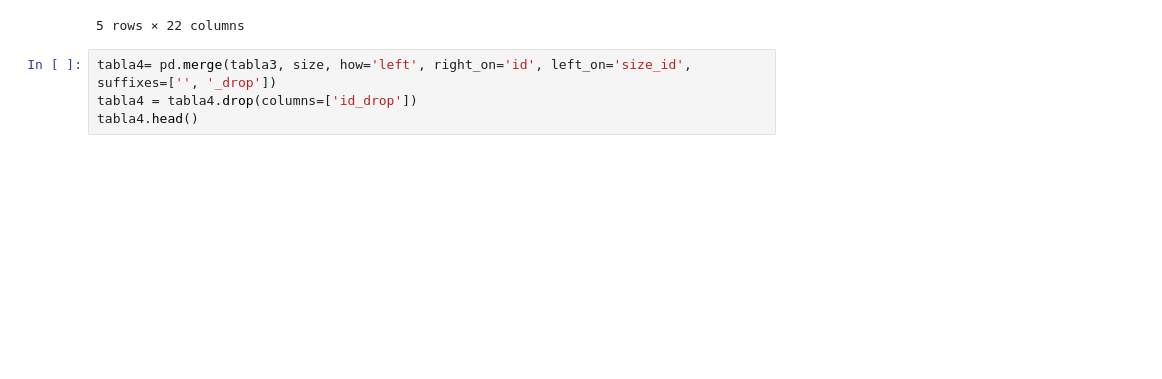
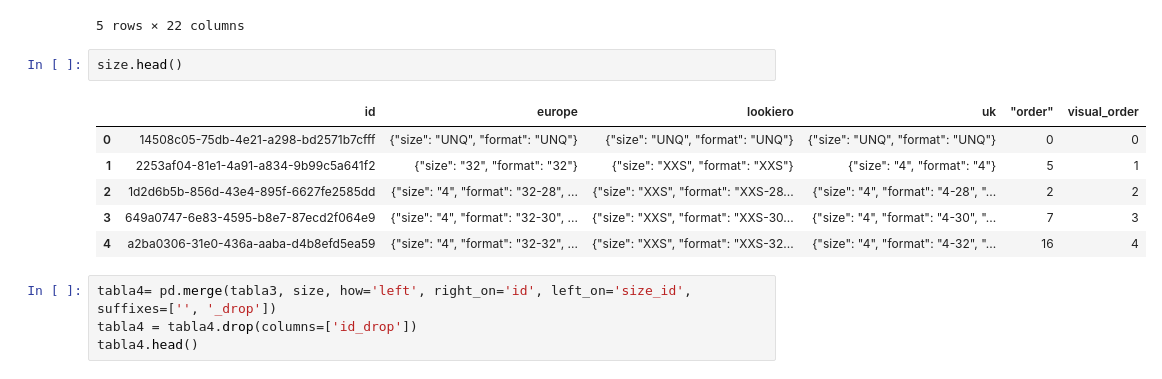
Before and after one commit to xaabizulu/24_25_3_R10_Verde_Oscuro, a Jupyter notebook: 01-Preprocesamiento.ipynb, the cells around one changed output. Saved outputs shown, nothing was run; the diff lists cells and outputs as text; blank space fills up the shorter version.

```diff
--- a/01-Preprocesamiento.ipynb
+++ b/01-Preprocesamiento.ipynb
@@ -61,6 +58,15 @@ tabla3.head()
 | 3 | 5f5c4a50-557a-4d53-9e81-cc72fdd18fbf | cfca4b92-12a6-411c-a62a-a874d00aa735 | 141f32d6-a5af-49bf-b019-fd28354977f1 | J1214 | \N | Onljade Cardigan knit | ["LOOKIERO"] | BRAND119 | MAINSTREAM | 0 | ... |
 | 4 | 5f5c4a50-557a-4d53-9e81-cc72fdd18fbf | cfca4b92-12a6-411c-a62a-a874d00aa735 | 141f32d6-a5af-49bf-b019-fd28354977f1 | J1214 | \N | Onljade Cardigan knit | ["LOOKIERO"] | BRAND119 | MAINSTREAM | 0 | ... |
 5 rows × 22 columns
+# %%
+size.head()
+# %% [output]
+|  | id | europe | lookiero | uk | "order" | visual_order |
+| 0 | 14508c05-75db-4e21-a298-bd2571b7cfff | {"size": "UNQ", "format": "UNQ"} | {"size": "UNQ", "format": "UNQ"} | {"size": "UNQ", "format": "UNQ"} | 0 | 0 |
+| 1 | 2253af04-81e1-4a91-a834-9b99c5a641f2 | {"size": "32", "format": "32"} | {"size": "XXS", "format": "XXS"} | {"size": "4", "format": "4"} | 5 | 1 |
+| 2 | 1d2d6b5b-856d-43e4-895f-6627fe2585dd | {"size": "4", "format": "32-28", ... | {"size": "XXS", "format": "XXS-28... | {"size": "4", "format": "4-28", "... | 2 | 2 |
+| 3 | 649a0747-6e83-4595-b8e7-87ecd2f064e9 | {"size": "4", "format": "32-30", ... | {"size": "XXS", "format": "XXS-30... | {"size": "4", "format": "4-30", "... | 7 | 3 |
+| 4 | a2ba0306-31e0-436a-aaba-d4b8efd5ea59 | {"size": "4", "format": "32-32", ... | {"size": "XXS", "format": "XXS-32... | {"size": "4", "format": "4-32", "... | 16 | 4 |
 # %%
 tabla4= pd.merge(tabla3, size, how='left', right_on='id', left_on='size_id', suffixes=['', '_drop'])
 tabla4 = tabla4.drop(columns=['id_drop'])
```
Also changed, not shown: parts of 8 cells of this notebook.
